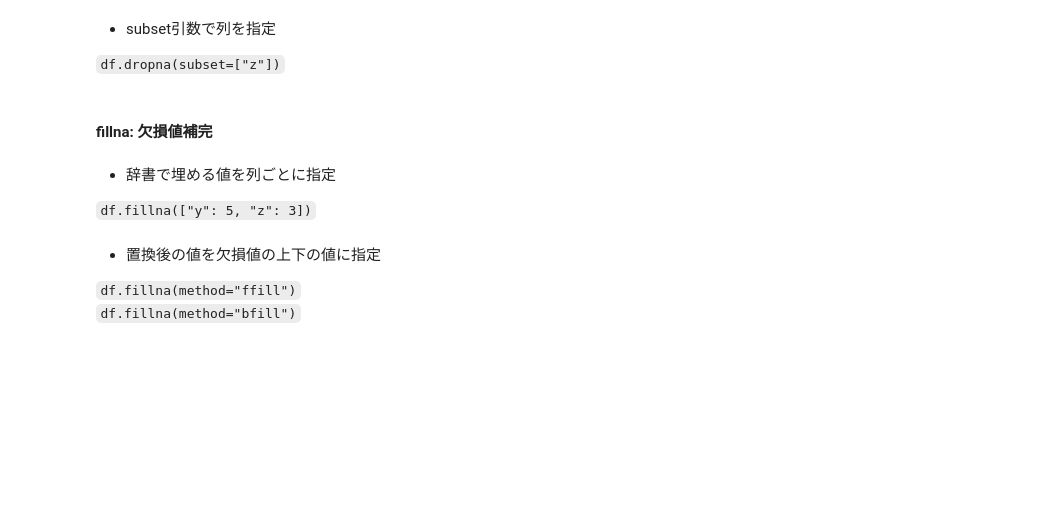
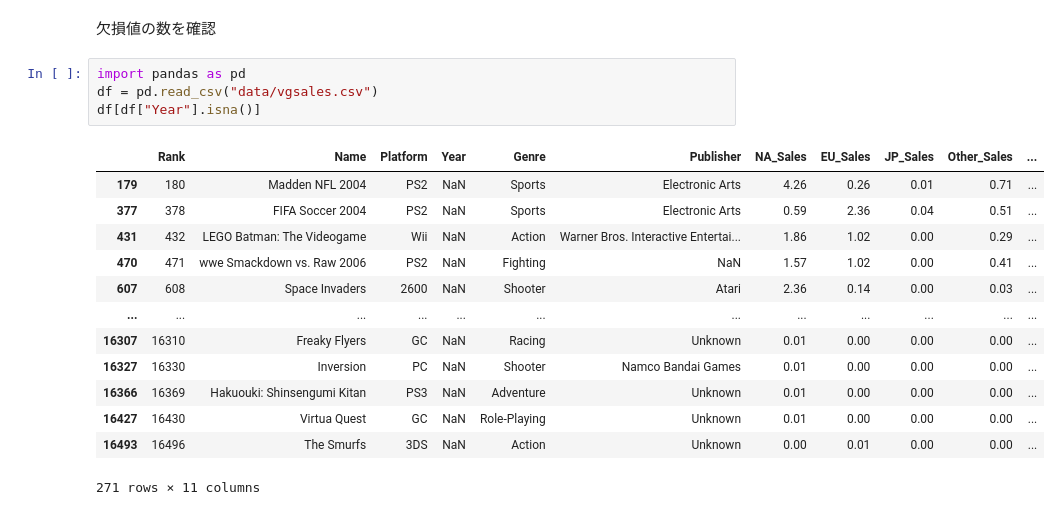
Before and after one commit to Masuo-4/MachineLearning, a Jupyter notebook: データの前処理.ipynb, the cells around one changed output. Cells and saved outputs as stored; diff of their text form; blank space fills up the shorter version.

Commit message:
data

````diff
--- a/データの前処理.ipynb
+++ b/データの前処理.ipynb
@@ -197,15 +1,20 @@ map, apply, applymap
-# %% [markdown]
-- subset引数で列を指定
-
-``` df.dropna(subset=["z"]) ```
-# %% [markdown]
-#### fillna: 欠損値補完
-# %% [markdown]
-- 辞書で埋める値を列ごとに指定
-
-``` df.fillna(["y": 5, "z": 3]) ```
-# %% [markdown]
-- 置換後の値を欠損値の上下の値に指定
-
-``` df.fillna(method="ffill") ``` <br>
-``` df.fillna(method="bfill") ```
+# %% [markdown]
+欠損値の数を確認
+# %%
+import pandas as pd
+df = pd.read_csv("data/vgsales.csv")
+df[df["Year"].isna()]
+# %% [output]
+|  | Rank | Name | Platform | Year | Genre | Publisher | NA_Sales | EU_Sales | JP_Sales | Other_Sales | ... |
+| 179 | 180 | Madden NFL 2004 | PS2 | NaN | Sports | Electronic Arts | 4.26 | 0.26 | 0.01 | 0.71 | ... |
+| 377 | 378 | FIFA Soccer 2004 | PS2 | NaN | Sports | Electronic Arts | 0.59 | 2.36 | 0.04 | 0.51 | ... |
+| 431 | 432 | LEGO Batman: The Videogame | Wii | NaN | Action | Warner Bros. Interactive Entertai... | 1.86 | 1.02 | 0.00 | 0.29 | ... |
+| 470 | 471 | wwe Smackdown vs. Raw 2006 | PS2 | NaN | Fighting | NaN | 1.57 | 1.02 | 0.00 | 0.41 | ... |
+| 607 | 608 | Space Invaders | 2600 | NaN | Shooter | Atari | 2.36 | 0.14 | 0.00 | 0.03 | ... |
+| ... | ... | ... | ... | ... | ... | ... | ... | ... | ... | ... | ... |
+| 16307 | 16310 | Freaky Flyers | GC | NaN | Racing | Unknown | 0.01 | 0.00 | 0.00 | 0.00 | ... |
+| 16327 | 16330 | Inversion | PC | NaN | Shooter | Namco Bandai Games | 0.01 | 0.00 | 0.00 | 0.00 | ... |
+| 16366 | 16369 | Hakuouki: Shinsengumi Kitan | PS3 | NaN | Adventure | Unknown | 0.01 | 0.00 | 0.00 | 0.00 | ... |
+| 16427 | 16430 | Virtua Quest | GC | NaN | Role-Playing | Unknown | 0.01 | 0.00 | 0.00 | 0.00 | ... |
+| 16493 | 16496 | The Smurfs | 3DS | NaN | Action | Unknown | 0.00 | 0.01 | 0.00 | 0.00 | ... |
+271 rows × 11 columns
````
Also changed, not shown: parts of 57 cells of this notebook, 2 other files.
